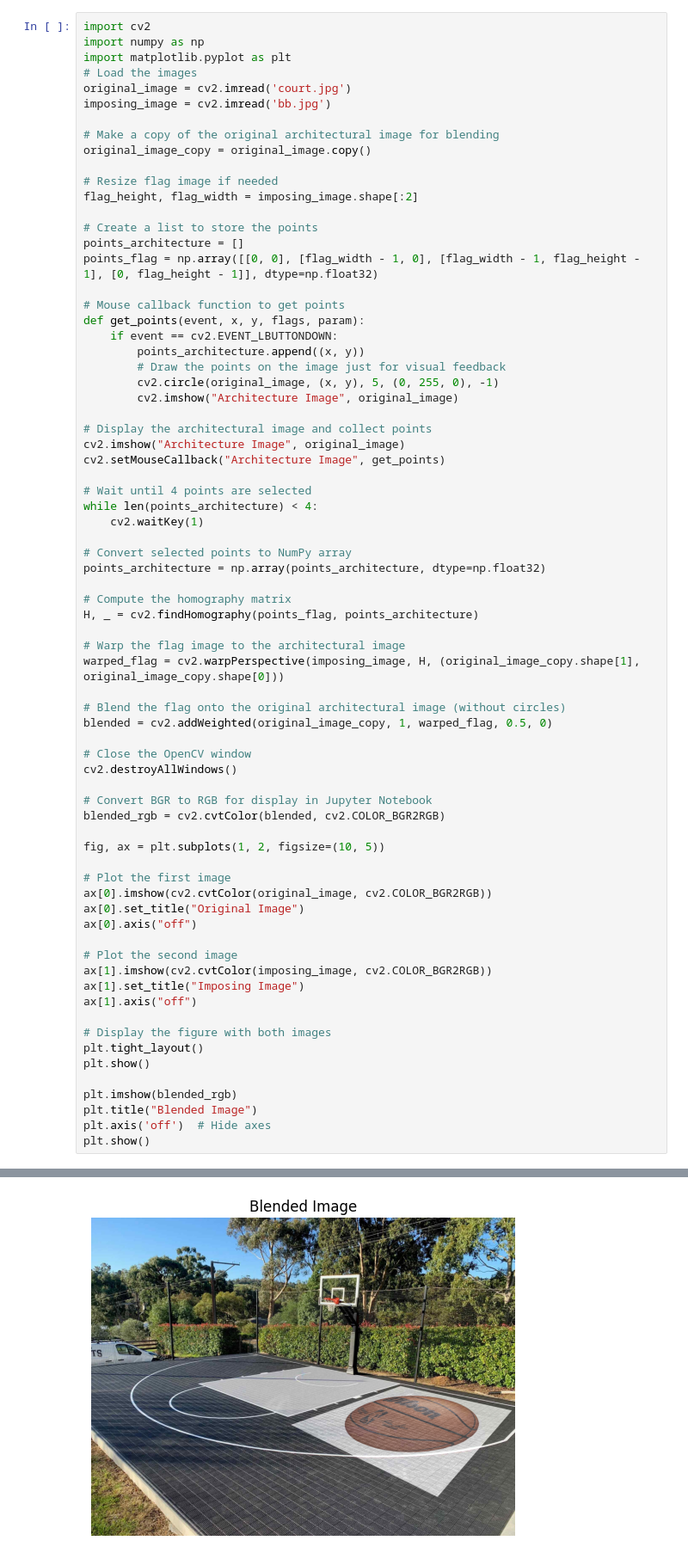
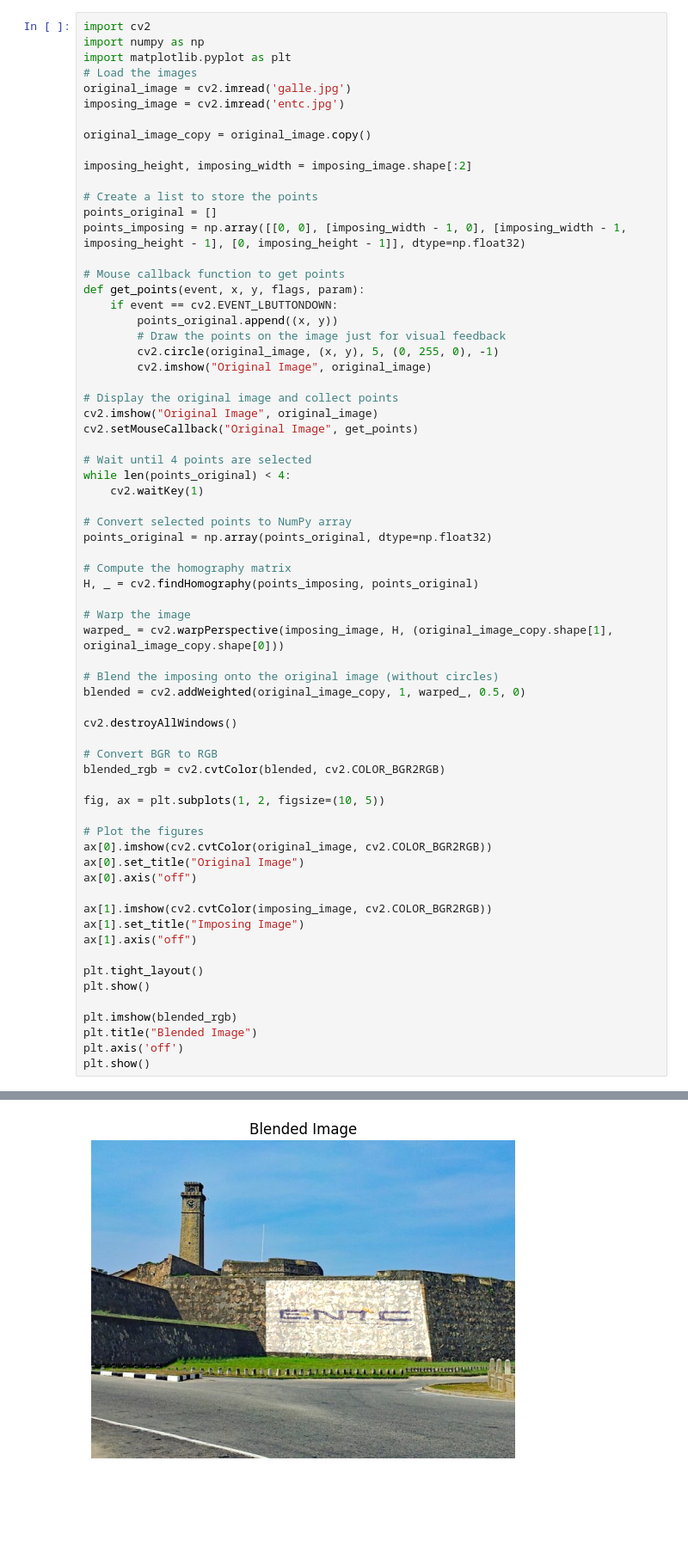
Before and after one commit to KavinduJ2001/Assignment_A02, a Jupyter notebook: Codes/Q03.ipynb, the cells around one changed output, grey strips where cells are left out. Shown at 86% size. Drawn from its saved outputs; the diff is of its cells as text; blank space fills up the shorter version.

```diff
--- a/Codes/Q03.ipynb
+++ b/Codes/Q03.ipynb
@@ -81,71 +73,66 @@ import cv2
 import numpy as np
 import matplotlib.pyplot as plt
 # Load the images
-original_image = cv2.imread('court.jpg')
-imposing_image = cv2.imread('bb.jpg')
+original_image = cv2.imread('galle.jpg')
+imposing_image = cv2.imread('entc.jpg')
 
-# Make a copy of the original architectural image for blending
 original_image_copy = original_image.copy()
 
-# Resize flag image if needed
-flag_height, flag_width = imposing_image.shape[:2]
+imposing_height, imposing_width = imposing_image.shape[:2]
 
 # Create a list to store the points
-points_architecture = []
-points_flag = np.array([[0, 0], [flag_width - 1, 0], [flag_width - 1, flag_height - 1], [0, flag_height - 1]], dtype=np.float32)
+points_original = []
+points_imposing = np.array([[0, 0], [imposing_width - 1, 0], [imposing_width - 1, imposing_height - 1], [0, imposing_height - 1]], dtype=np.float32)
 
 # Mouse callback function to get points
 def get_points(event, x, y, flags, param):
     if event == cv2.EVENT_LBUTTONDOWN:
-        points_architecture.append((x, y))
+        points_original.append((x, y))
         # Draw the points on the image just for visual feedback
         cv2.circle(original_image, (x, y), 5, (0, 255, 0), -1)
-        cv2.imshow("Architecture Image", original_image)
+        cv2.imshow("Original Image", original_image)
 
-# Display the architectural image and collect points
-cv2.imshow("Architecture Image", original_image)
-cv2.setMouseCallback("Architecture Image", get_points)
+# Display the original image and collect points
+cv2.imshow("Original Image", original_image)
+cv2.setMouseCallback("Original Image", get_points)
 
 # Wait until 4 points are selected
-while len(points_architecture) < 4:
+while len(points_original) < 4:
     cv2.waitKey(1)
 
 # Convert selected points to NumPy array
-points_architecture = np.array(points_architecture, dtype=np.float32)
+points_original = np.array(points_original, dtype=np.float32)
 
 # Compute the homography matrix
-H, _ = cv2.findHomography(points_flag, points_architecture)
+H, _ = cv2.findHomography(points_imposing, points_original)
 
-# Warp the flag image to the architectural image
-warped_flag = cv2.warpPerspective(imposing_image, H, (original_image_copy.shape[1], original_image_copy.shape[0]))
+# Warp the image
+warped_ = cv2.warpPerspective(imposing_image, H, (original_image_copy.shape[1], original_image_copy.shape[0]))
 
-# Blend the flag onto the original architectural image (without circles)
-blended = cv2.addWeighted(original_image_copy, 1, warped_flag, 0.5, 0)
+# Blend the imposing onto the original image (without circles)
+blended = cv2.addWeighted(original_image_copy, 1, warped_, 0.5, 0)
 
-# Close the OpenCV window
 cv2.destroyAllWindows()
 
-# Convert BGR to RGB for display in Jupyter Notebook
+# Convert BGR to RGB
 blended_rgb = cv2.cvtColor(blended, cv2.COLOR_BGR2RGB)
 
 fig, ax = plt.subplots(1, 2, figsize=(10, 5))
 
-# Plot the first image
+# Plot the figures
 ax[0].imshow(cv2.cvtColor(original_image, cv2.COLOR_BGR2RGB))
 ax[0].set_title("Original Image")
 ax[0].axis("off")
 
-# Plot the second image
 ax[1].imshow(cv2.cvtColor(imposing_image, cv2.COLOR_BGR2RGB))
 ax[1].set_title("Imposing Image")
 ax[1].axis("off")
 
-# Display the figure with both images
 plt.tight_layout()
 plt.show()
 
 plt.imshow(blended_rgb)
 plt.title("Blended Image")
-plt.axis('off')  # Hide axes
+plt.axis('off')
 plt.show()
 # %% [output]
@@ -153,4 +140,4 @@ plt.show()
-[figure, old version]
+[figure, new version]
 # %%
 import cv2
 import numpy as np
```
Also changed, not shown: parts of 3 cells of this notebook.
